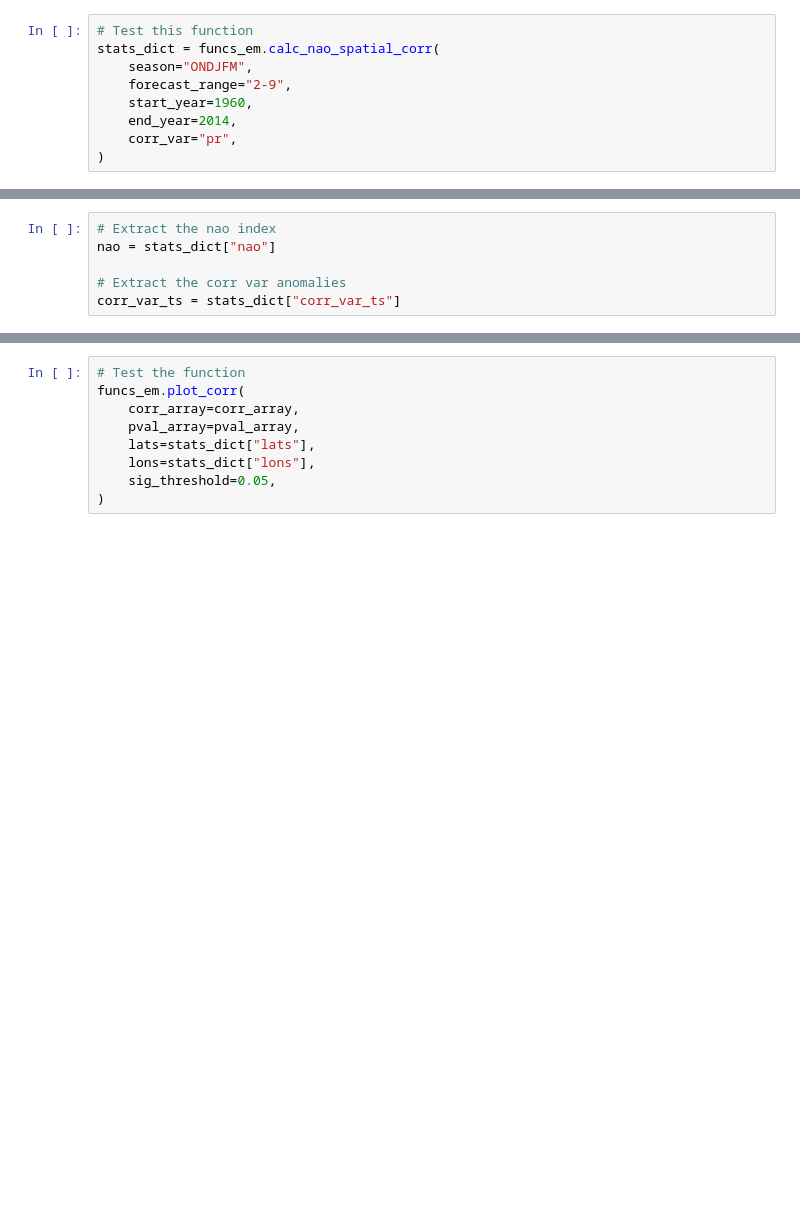
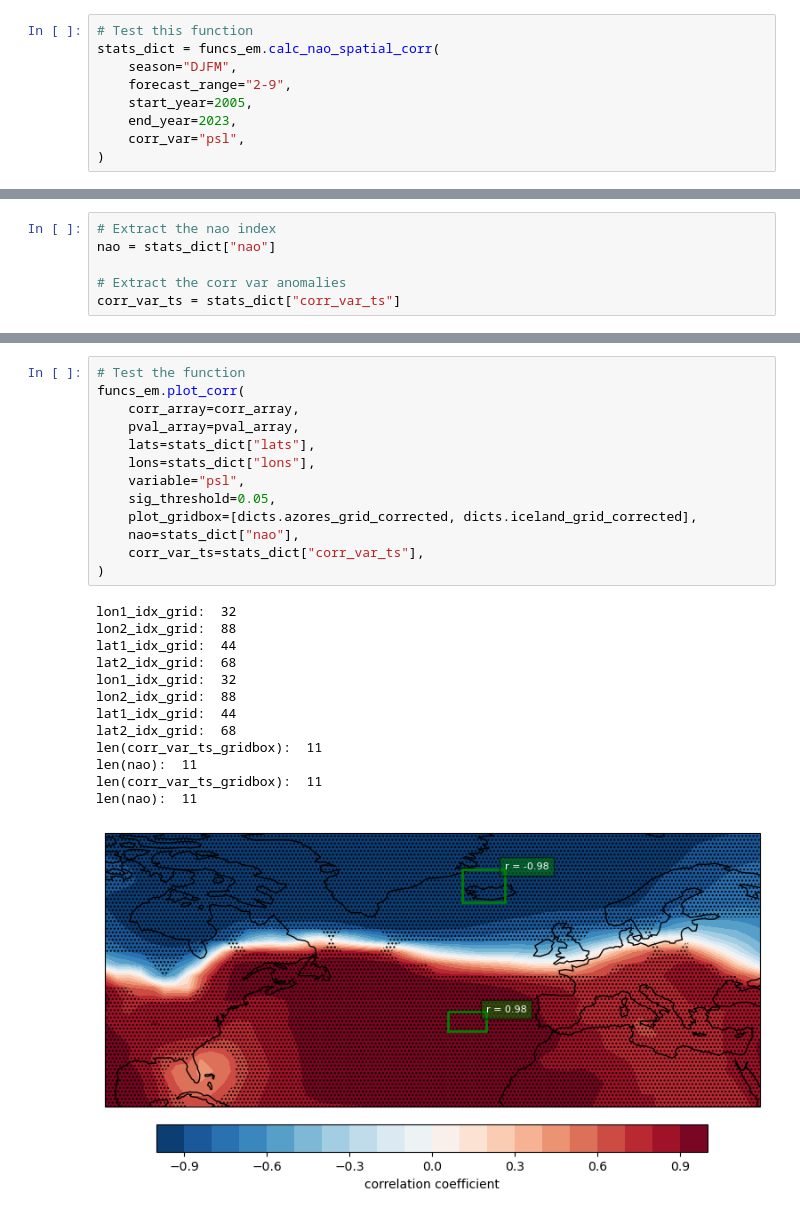
Before and after one commit to benhutchmet/energy-met-corr, a Jupyter notebook: testing_nao_skill.ipynb, the cells around one changed output, grey strips where cells are left out. Cells and saved outputs as stored; diff of their text form; blank space fills up the shorter version.

Commit message:
plotting corr onto map

```diff
--- a/testing_nao_skill.ipynb
+++ b/testing_nao_skill.ipynb
@@ -130,9 +132,9 @@ Now we want to plot the observed spatial correlations between the NAO and 10m wi
 # %%
 # Test this function
 stats_dict = funcs_em.calc_nao_spatial_corr(
-    season="ONDJFM",
+    season="DJFM",
     forecast_range="2-9",
-    start_year=1960,
-    end_year=2014,
-    corr_var="pr",
+    start_year=2005,
+    end_year=2023,
+    corr_var="psl",
 )
@@ -179,9 +214,27 @@ print("shape of pval_array: ", pval_array.shape)
 # %%
 # Test the function
 funcs_em.plot_corr(
     corr_array=corr_array,
     pval_array=pval_array,
     lats=stats_dict["lats"],
     lons=stats_dict["lons"],
+    variable="psl",
     sig_threshold=0.05,
+    plot_gridbox=[dicts.azores_grid_corrected, dicts.iceland_grid_corrected],
+    nao=stats_dict["nao"],
+    corr_var_ts=stats_dict["corr_var_ts"],
 )
+# %% [output]
+lon1_idx_grid:  32
+lon2_idx_grid:  88
+lat1_idx_grid:  44
+lat2_idx_grid:  68
+lon1_idx_grid:  32
+lon2_idx_grid:  88
+lat1_idx_grid:  44
+lat2_idx_grid:  68
+len(corr_var_ts_gridbox):  11
+len(nao):  11
+len(corr_var_ts_gridbox):  11
+len(nao):  11
+[figure, added]
```
Also changed, not shown: parts of 9 cells of this notebook, 2 other files.
